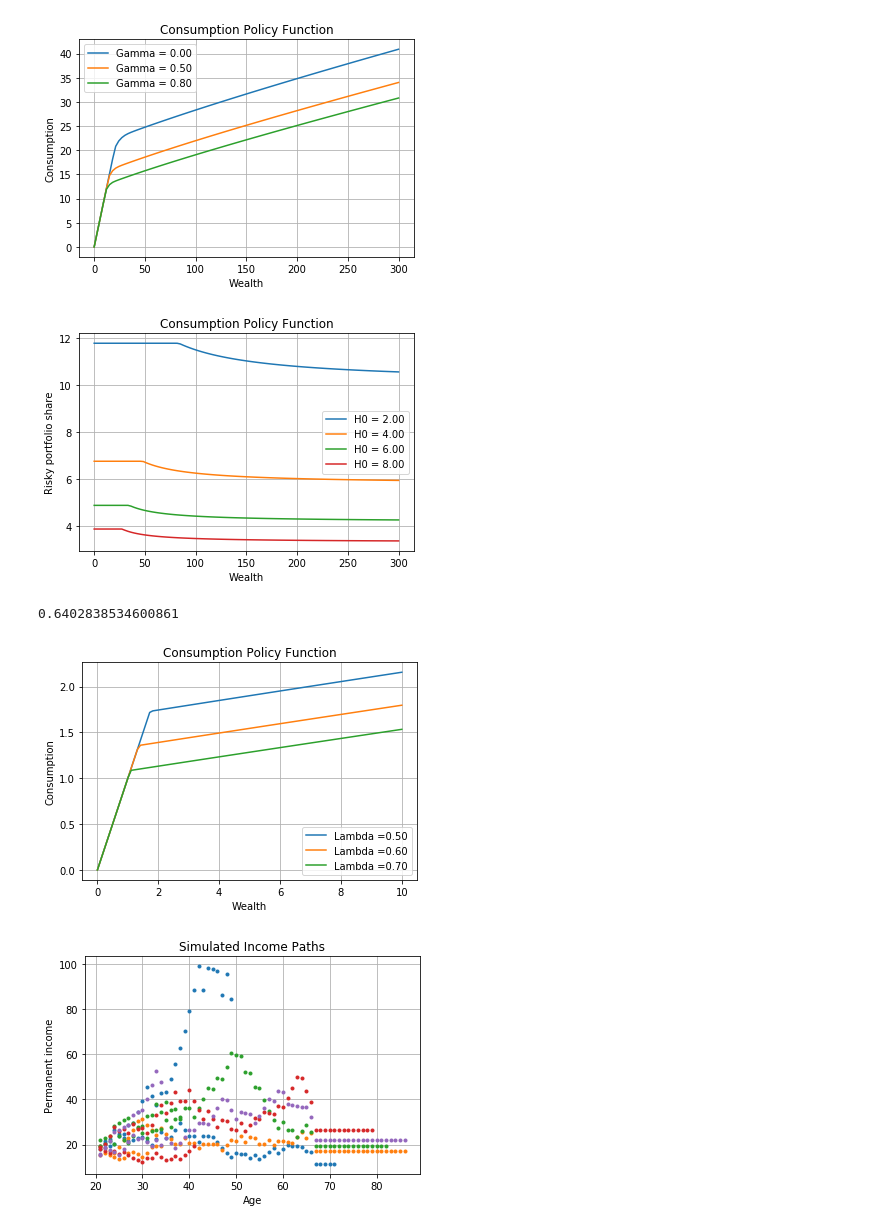
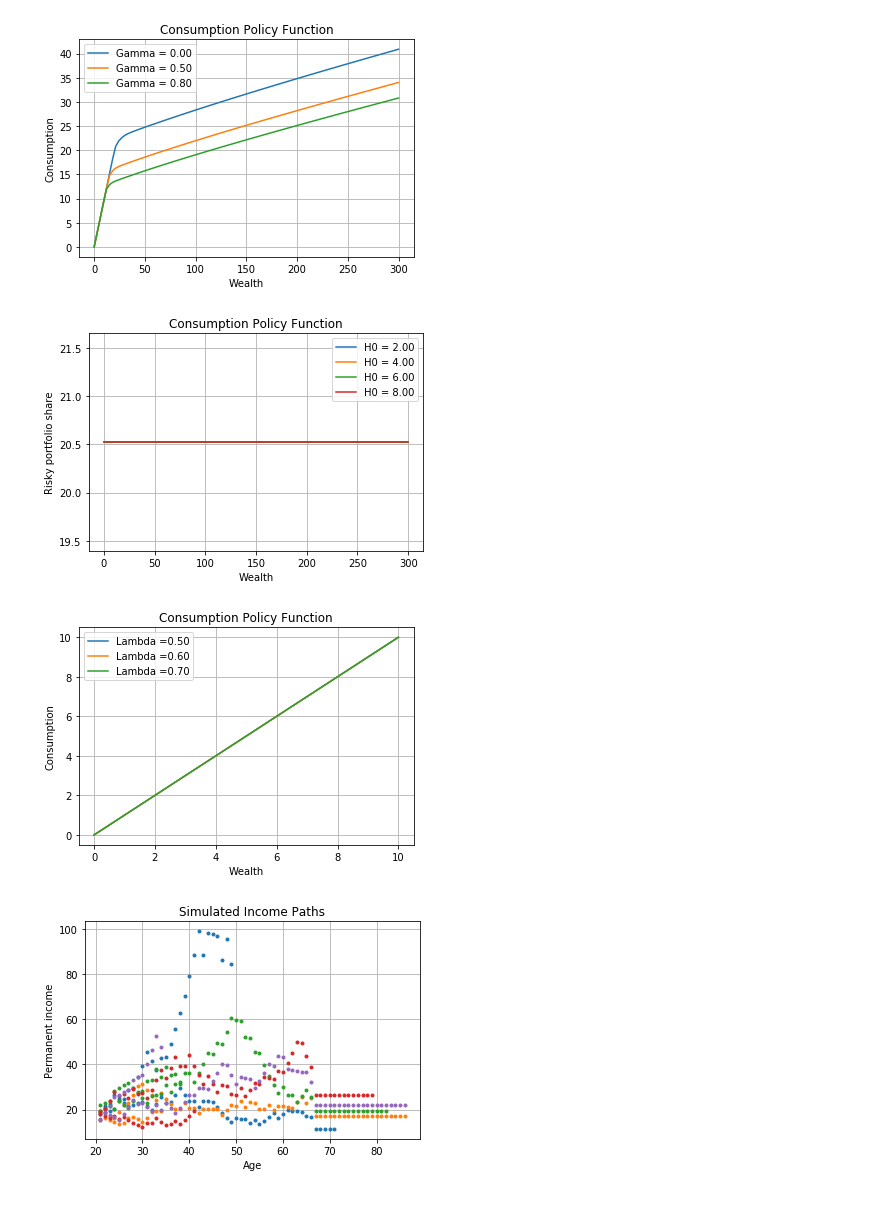
Before and after one commit to HsinYiHung/HARK_HY, a Jupyter notebook: CGMPortfolio/Code/Python/Habit_grFac_by_MateoMethod.ipynb, the cells around one changed output. Cells and saved outputs as stored; diff of their text form; code cells hidden in the pictures.

```diff
--- a/CGMPortfolio/Code/Python/Habit_grFac_by_MateoMethod.ipynb
+++ b/CGMPortfolio/Code/Python/Habit_grFac_by_MateoMethod.ipynb
@@ -230,12 +230,12 @@ dict_portfolio['aNrmInitStd' ]=  0.0
 age_plot_params = [20, 30, 55, 75]
 # %%
 import os
-
-
+agent = PortfolioConsumerType(**dict_portfolio)
+agent.solve()
 # Create a grid of market resources for the plots
 
 mMin = 0    # Minimum ratio of assets to income to plot
-mMax = 10 # Maximum ratio of assets to income to plot
+mMax = 300 # Maximum ratio of assets to income to plot
 mPts = 100 # Number of points to plot
 
 eevalgrid = np.linspace(0,mMax,mPts) # range of values of assets for the plot
@@ -248,7 +248,6 @@ for H0 in [2,4,6]:
     Gamma = 0.8
     Chi = 0.5
     Lambda = 0.5
-    dict_portfolio['PermGroFac'] = (gr_fac*((1-Lambda)+Lambda*Chi)).tolist()
 
     H = np.ones(82)*H0
     #for i in range(len(H)):
@@ -256,8 +255,12 @@ for H0 in [2,4,6]:
     #H = H / Lambda
     H = H ** Gamma
 
-    agent = PortfolioConsumerType(**dict_portfolio)
-    agent.solve()
+
+    #dict_portfolio['PermGroFac'] = (gr_fac*((1-Lambda)+Lambda*Chi)).tolist()
+    #dict_portfolio['PermGroFac'] = (gr_fac* np.log(Lambda** (Gamma/(1-CRRA)))).tolist()
+    #dict_portfolio['Rfree'] = Rfree-Lambda
+    #agent = PortfolioConsumerType(**dict_portfolio)
+    #agent.solve()
 
     norm_factor = norm_factor_0/H
 
@@ -327,53 +335,42 @@ else:
 [figure]
 # %%
 ### Habit
-dict_portfolio['PermGroFac'] = (gr_fac-Lambda).tolist()
-agent = PortfolioConsumerType(**dict_portfolio)
-agent.solve()
 
 # Plot share of wealth with different habit states- Figure 3
 plt.figure()
 for H0 in [2,4,6, 8]:
     Gamma = 0.8
     Lambda = 0.5
-    #H0=0.5
     H = np.ones(82)*H0
-    #for i in range(len(H)):
-    #    H[i] = H[i]/Lambda**(i+1)
-    #H = H / Lambda
     H = H ** Gamma
 
-    norm_factor = norm_factor_0/H
+    norm_factor = norm_factor_0
     #norm_factor = norm_factor_0
     # In the last period of life you consume everything
     # so portfolio choice is irrelevant
 
     # Ages
     ages = [25]
     age_born = time_params['Age_born']
 
     a = 25
     plt.plot(eevalgrid,
              agent.solution[a-age_born].ShareFuncAdj(eevalgrid/norm_factor[a-age_born])*norm_factor[a-age_born],
              label = 'H0 = {:.2f}'.format(H0))
 plt.xlabel('Wealth')
 plt.ylabel('Risky portfolio share')
 plt.title('Consumption Policy Function')
 plt.legend()
 plt.grid()
 
 
 if not in_ipynb():
     plt.show(block=False)
     plt.pause(1)
 else:
     plt.show(block=True)
 # %% [output]
-[figure, old version]
+[figure, new version]
-# %%
-Lambda**(1/Gamma)
-# %% [output]
-0.6402838534600861
 # %%
 ### Habit
 # Plot consumption function with different Lambda - page 739's description
@@ -382,7 +379,8 @@ for Lambda in [0.5, 0.6, 0.7]:
     Gamma = 0.8
     H0=2
     Chi = 0.5
-    dict_portfolio['PermGroFac'] = (gr_fac*((1-Lambda)+Lambda*Chi)).tolist()
+    #dict_portfolio['PermGroFac'] = (gr_fac*((1-Lambda)+Lambda*Chi)).tolist()
+    dict_portfolio['Rfree'] = Rfree-Lambda
     agent = PortfolioConsumerType(**dict_portfolio)
     agent.solve()
 
@@ -420,7 +418,7 @@ if not in_ipynb():
 else:
     plt.show(block=True)
 # %% [output]
-[figure, old version]
+[figure, new version]
 # %%
 # Set up simulation parameters
 
```
Also changed, not shown: parts of 2 cells of this notebook, 6 other files.
